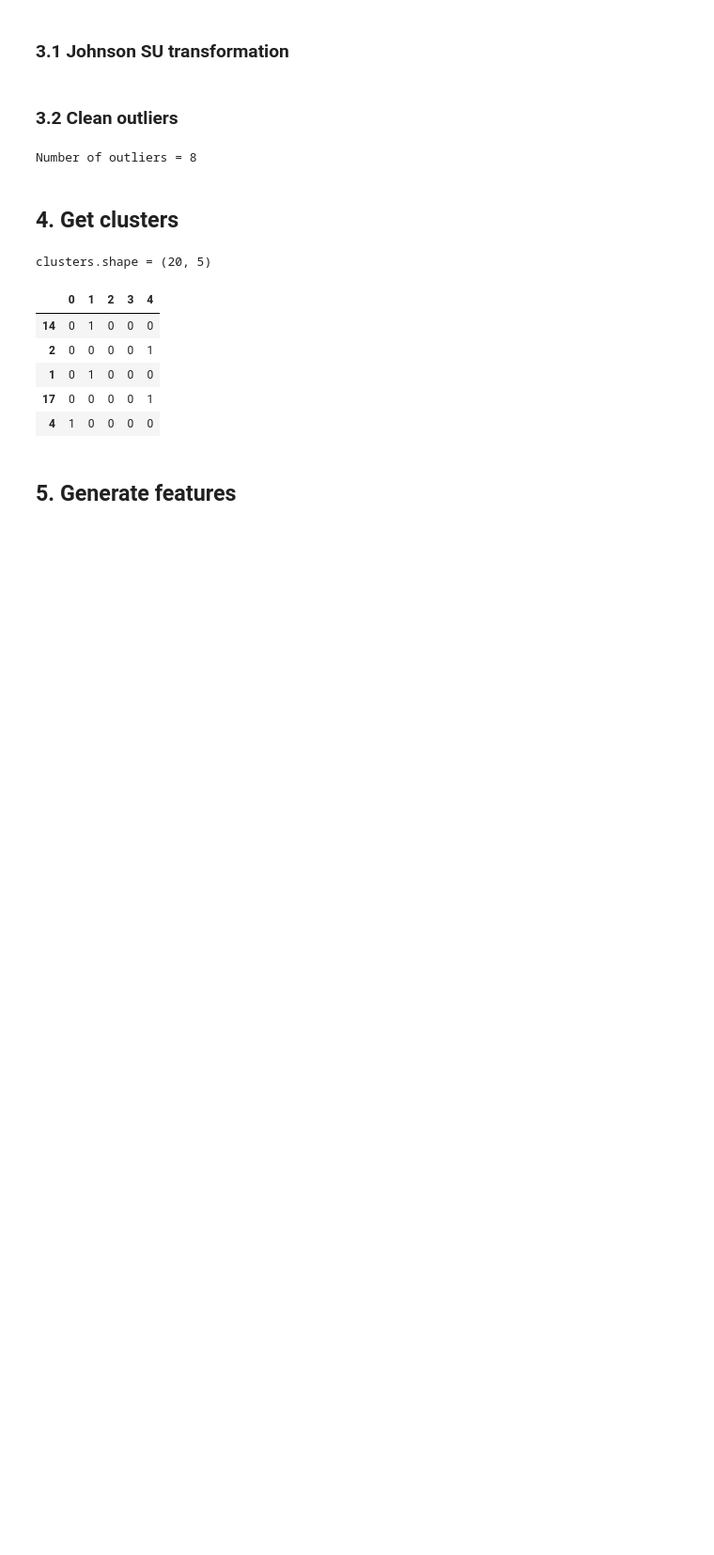
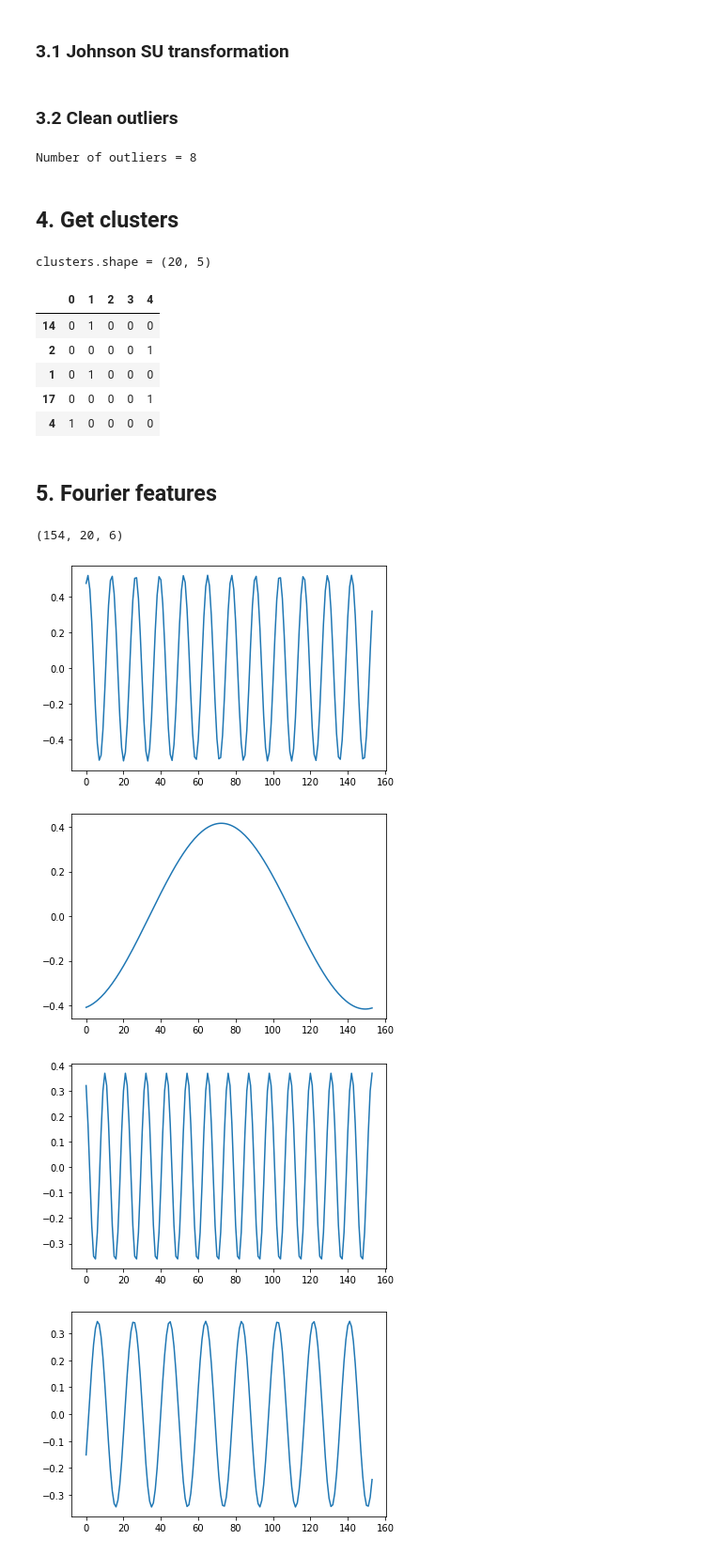
Before and after one commit to YaninaK/sales-forecast, a Jupyter notebook: notebooks/02_Feature_extraction.ipynb, the cells around one changed output. Shown at 94% size. Saved outputs shown, nothing was run; the diff lists cells and outputs as text; code cells hidden in the pictures; blank space fills up the shorter version.

```diff
--- a/notebooks/02_Feature_extraction.ipynb
+++ b/notebooks/02_Feature_extraction.ipynb
@@ -126,4 +127,18 @@ clusters.shape = (20, 5)
 | 17 | 0 | 0 | 0 | 0 | 1 |
 | 4 | 1 | 0 | 0 | 0 | 0 |
 # %% [markdown]
-## 5. Generate features
+## 5. Fourier features
+# %%
+X = get_fourier_features(clusters, X_scaled)
+X.shape
+# %% [output]
+(154, 20, 6)
+# %%
+for i in range(X.shape[-1]):
+  plt.plot(X[:, 4, i])
+  plt.show();
+# %% [output]
+[figure, added]
+[figure, added]
+[figure, added]
+[figure, added]
```
Also changed, not shown: parts of 5 cells of this notebook.
